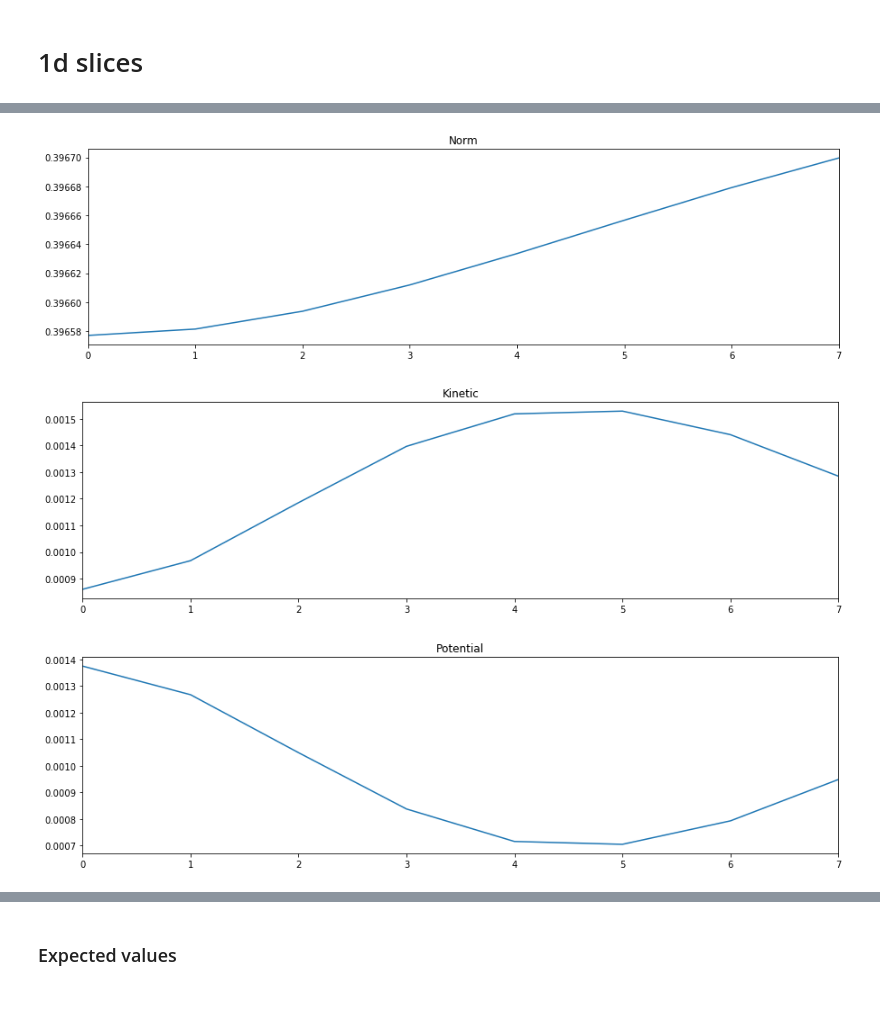
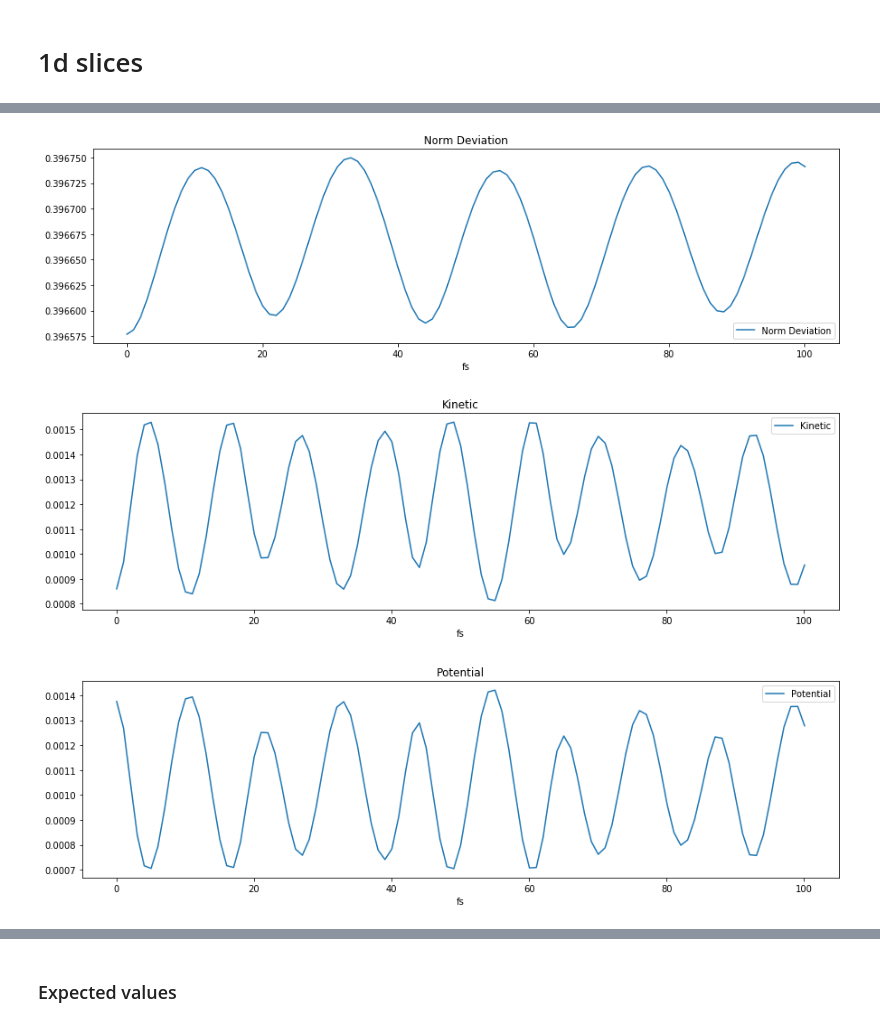
Before and after one commit to acuzzio/GridQuantumPropagator, a Jupyter notebook: Scripts/Heatmaps2d.ipynb, the cells around one changed output, grey strips where cells are left out. Drawn from its saved outputs; the diff is of its cells as text; code cells hidden in the pictures; blank space fills up the shorter version.

```diff
--- a/Scripts/Heatmaps2d.ipynb
+++ b/Scripts/Heatmaps2d.ipynb
@@ -111,5 +114,6 @@ interactive(children=(IntSlider(value=7, description='file_number', max=7), IntS
 outfn = os.path.join(a,'output')
 # %%
 data = pd.read_csv(outfn, delim_whitespace=True, header=None);
-data.head()
+data.columns = ['steps','fs','Norm Deviation','Kinetic','Potential','Total','Total deviation']
+data
 # %% [output]
@@ -122,12 +138,12 @@ data.head()
 # %%
-data[2].plot(title = 'Norm', figsize=(15,4));
+data.plot(title = 'Norm Deviation', x='fs', y = 'Norm Deviation', figsize=(15,4));
 # %% [output]
-[figure, old version]
+[figure, new version]
 # %%
-data[3].plot(title = 'Kinetic', figsize=(15,4));
+data.plot(title = 'Kinetic', x='fs', y = 'Kinetic', figsize=(15,4));
 # %% [output]
-[figure, old version]
+[figure, new version]
 # %%
-data[4].plot(title = 'Potential', figsize=(15,4));
+data.plot(title = 'Potential', x='fs', y = 'Potential', figsize=(15,4));
 # %% [output]
-[figure, old version]
+[figure, new version]
```
Also changed, not shown: parts of 16 cells of this notebook, 1 other file.
